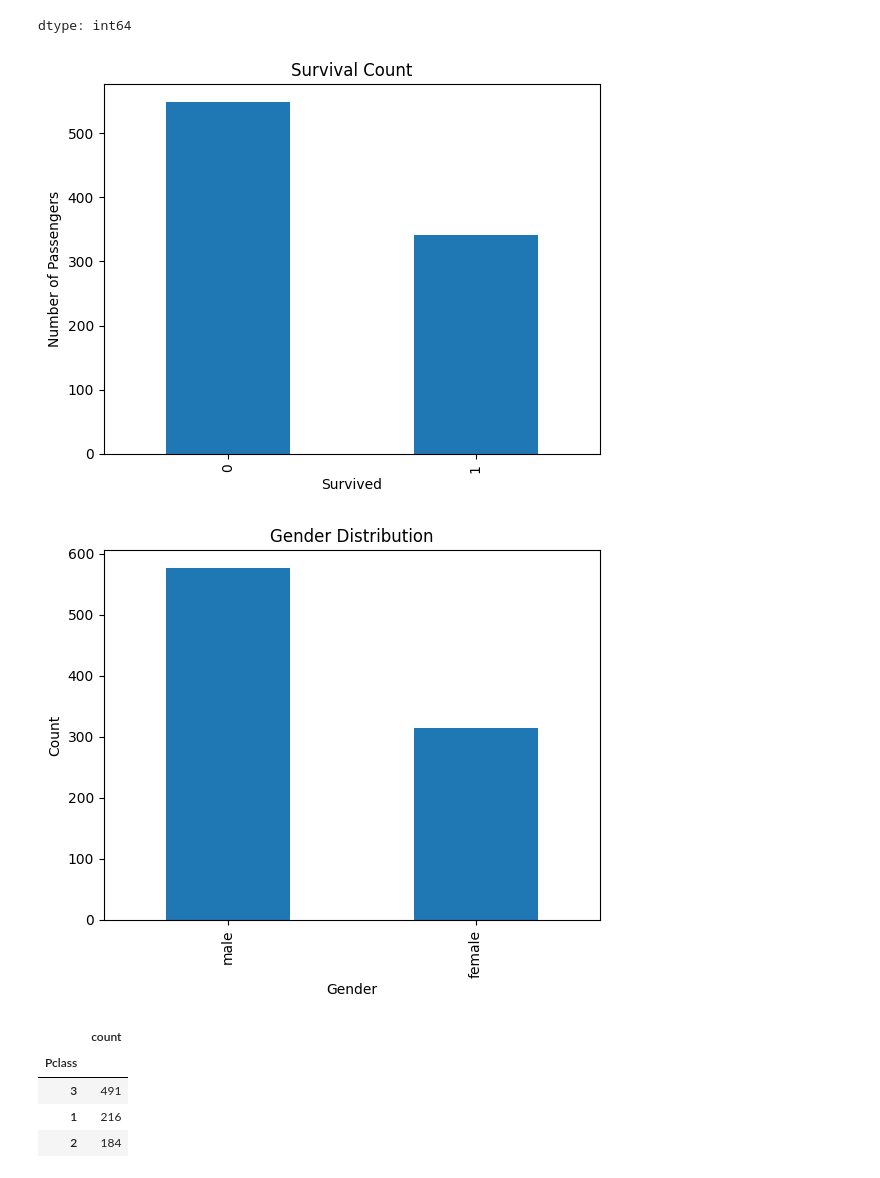
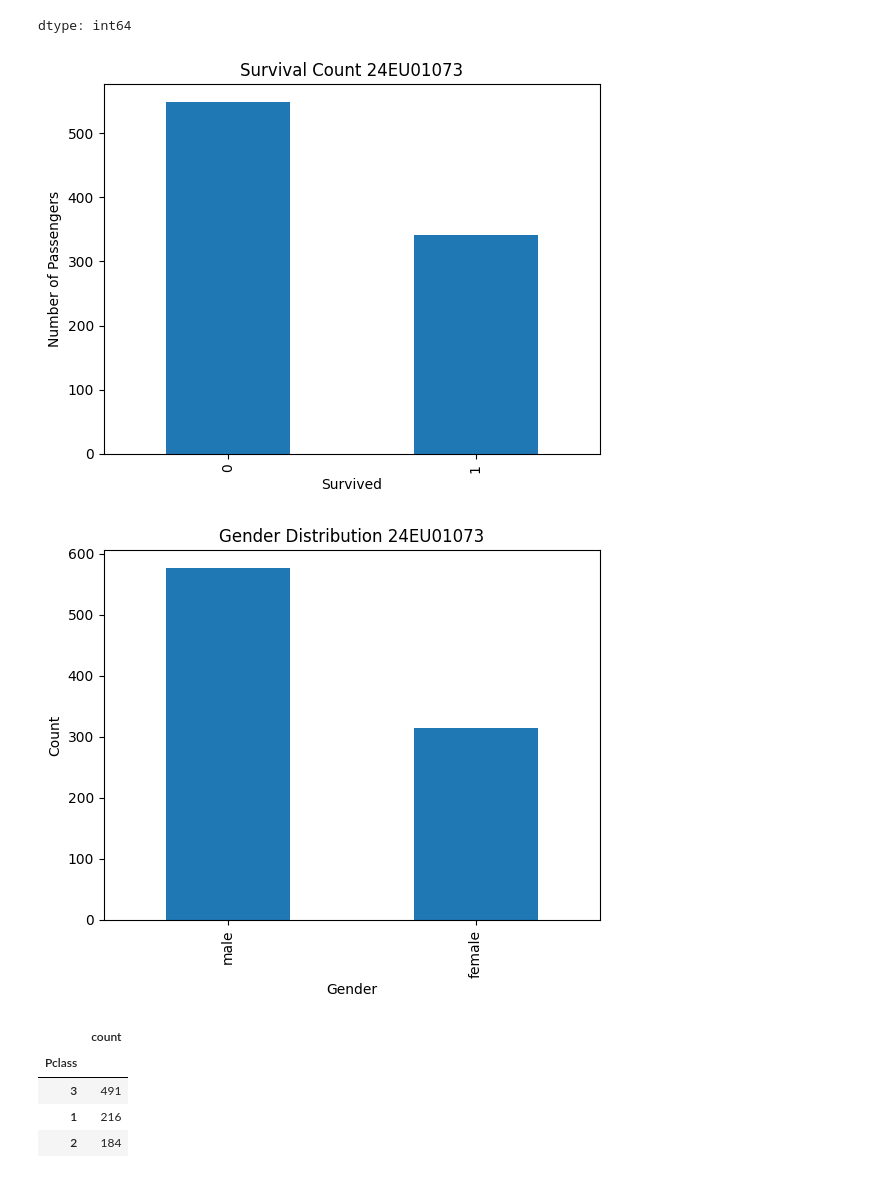
Before and after one commit to sanjuchatrathi-star/ML, a Jupyter notebook: Experiment1_PostLab.ipynb, the cells around one changed output. Saved outputs shown, nothing was run; the diff lists cells and outputs as text; code cells hidden in the pictures.

```diff
--- a/Experiment1_PostLab.ipynb
+++ b/Experiment1_PostLab.ipynb
@@ -73,23 +73,23 @@ dtype: int64
 # %%
 df["Survived"].value_counts().plot(kind="bar")
 
-plt.title("Survival Count")
+plt.title("Survival Count 24EU01073")
 plt.xlabel("Survived")
 plt.ylabel("Number of Passengers")
 
 plt.show()
 # %% [output]
-[figure, old version]
+[figure, new version]
 # %%
 df["Sex"].value_counts().plot(kind="bar")
 
-plt.title("Gender Distribution")
+plt.title("Gender Distribution 24EU01073")
 plt.xlabel("Gender")
 plt.ylabel("Count")
 
 plt.show()
 # %% [output]
-[figure, old version]
+[figure, new version]
 # %%
 df["Pclass"].value_counts()
 # %% [output]
```
Also changed, not shown: parts of 6 cells of this notebook.
